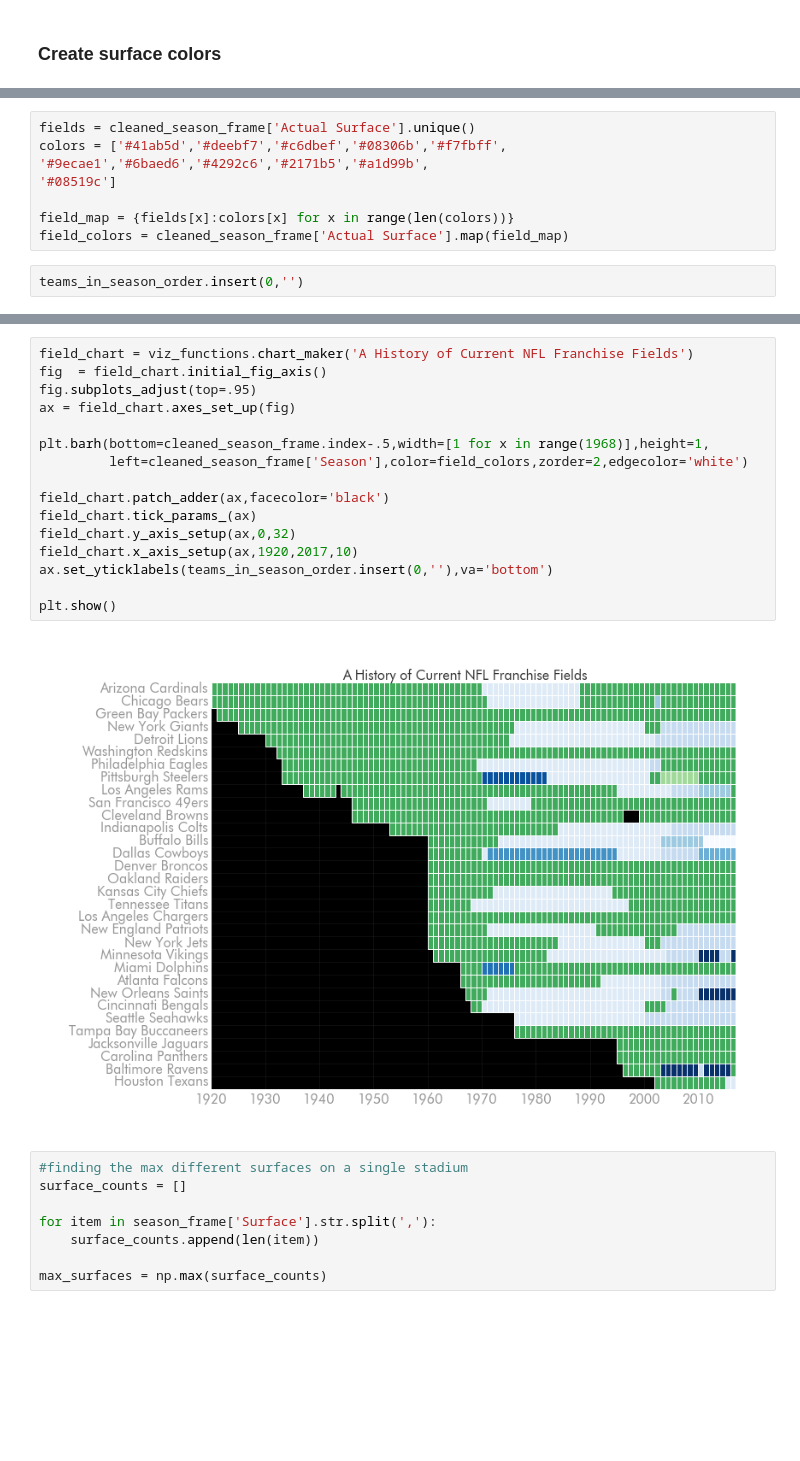
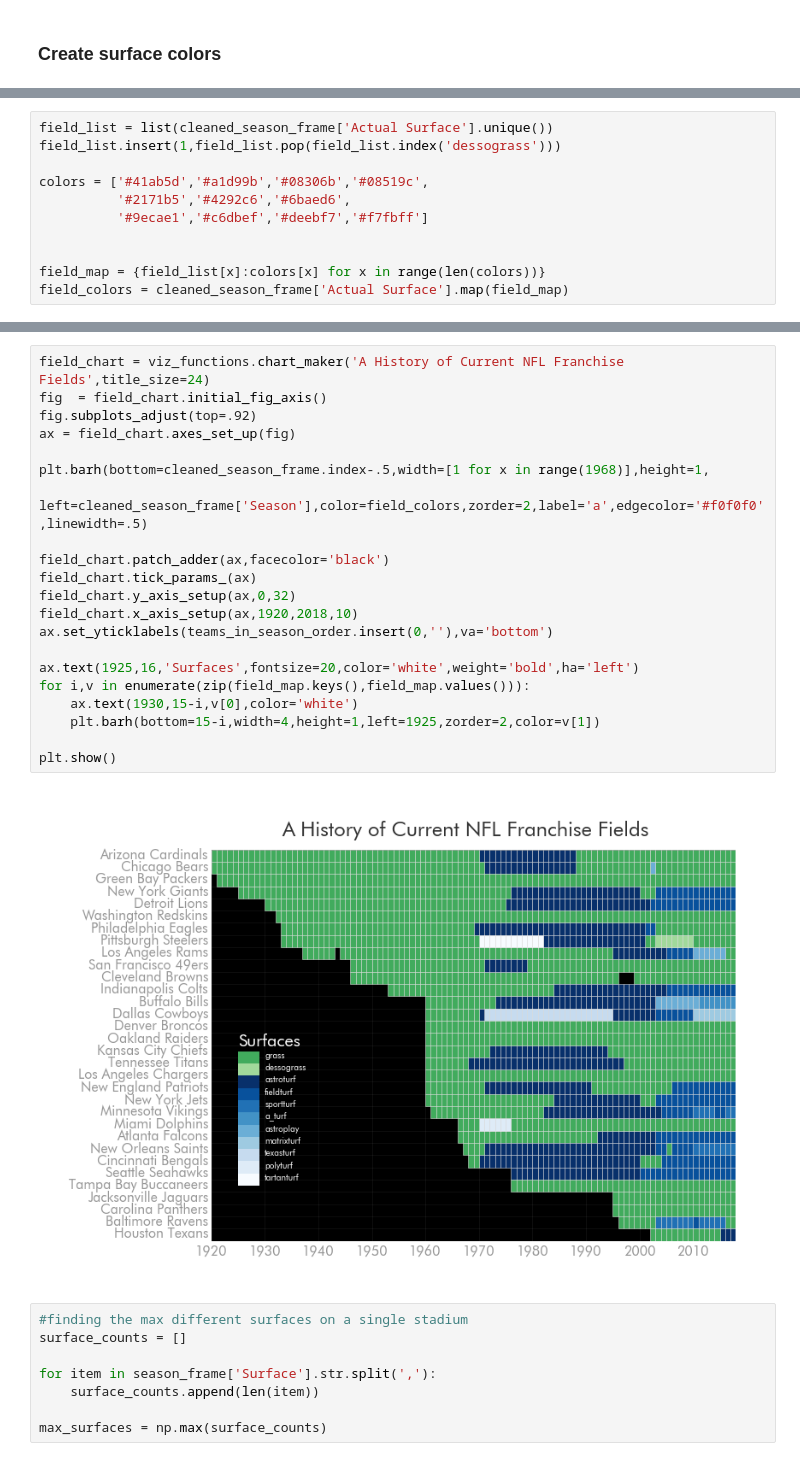
Before and after one commit to igotcharts/charts_and_more_charts, a Jupyter notebook: notebooks/playing surface.ipynb, the cells around one changed output, grey strips where cells are left out. Cells and saved outputs as stored; diff of their text form; blank space fills up the shorter version.

Commit message:
added legend

```diff
--- a/notebooks/playing surface.ipynb
+++ b/notebooks/playing surface.ipynb
@@ -234,10 +239,11 @@ cleaned_season_frame.set_index(['Order'],inplace=True)
 # %%
-fields = cleaned_season_frame['Actual Surface'].unique()
-colors = ['#41ab5d','#deebf7','#c6dbef','#08306b','#f7fbff',
-'#9ecae1','#6baed6','#4292c6','#2171b5','#a1d99b',
-'#08519c']
+field_list = list(cleaned_season_frame['Actual Surface'].unique())
+field_list.insert(1,field_list.pop(field_list.index('dessograss')))
 
-field_map = {fields[x]:colors[x] for x in range(len(colors))}
+colors = ['#41ab5d','#a1d99b','#08306b','#08519c',
+          '#2171b5','#4292c6','#6baed6',
+          '#9ecae1','#c6dbef','#deebf7','#f7fbff']
+
+
+field_map = {field_list[x]:colors[x] for x in range(len(colors))}
 field_colors = cleaned_season_frame['Actual Surface'].map(field_map)
-# %%
-teams_in_season_order.insert(0,'')
@@ -257,21 +290,26 @@ Index(['', 'Houston Texans', 'Baltimore Ravens', 'Carolina Panthers',
 # %%
-field_chart = viz_functions.chart_maker('A History of Current NFL Franchise Fields')
+field_chart = viz_functions.chart_maker('A History of Current NFL Franchise Fields',title_size=24)
 fig  = field_chart.initial_fig_axis()
-fig.subplots_adjust(top=.95)
+fig.subplots_adjust(top=.92)
 ax = field_chart.axes_set_up(fig)
 
 plt.barh(bottom=cleaned_season_frame.index-.5,width=[1 for x in range(1968)],height=1,
-         left=cleaned_season_frame['Season'],color=field_colors,zorder=2,edgecolor='white')
+         left=cleaned_season_frame['Season'],color=field_colors,zorder=2,label='a',edgecolor='#f0f0f0',linewidth=.5)
 
 field_chart.patch_adder(ax,facecolor='black')
 field_chart.tick_params_(ax)
 field_chart.y_axis_setup(ax,0,32)
-field_chart.x_axis_setup(ax,1920,2017,10)
+field_chart.x_axis_setup(ax,1920,2018,10)
 ax.set_yticklabels(teams_in_season_order.insert(0,''),va='bottom')
 
+ax.text(1925,16,'Surfaces',fontsize=20,color='white',weight='bold',ha='left')
+for i,v in enumerate(zip(field_map.keys(),field_map.values())):
+    ax.text(1930,15-i,v[0],color='white')
+    plt.barh(bottom=15-i,width=4,height=1,left=1925,zorder=2,color=v[1])
+
 plt.show()
 # %% [output]
-[figure, old version]
+[figure, new version]
 # %%
 #finding the max different surfaces on a single stadium
 surface_counts = []
```
Also changed, not shown: parts of 5 cells of this notebook.
